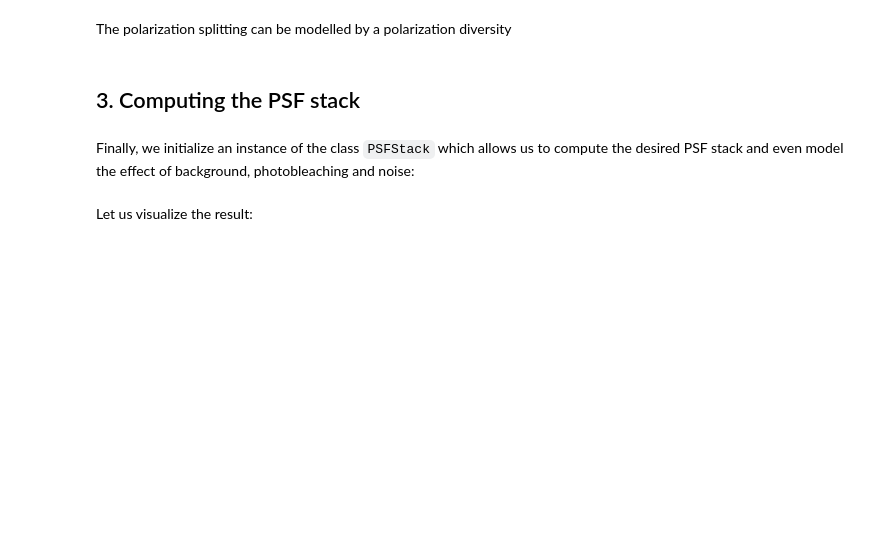
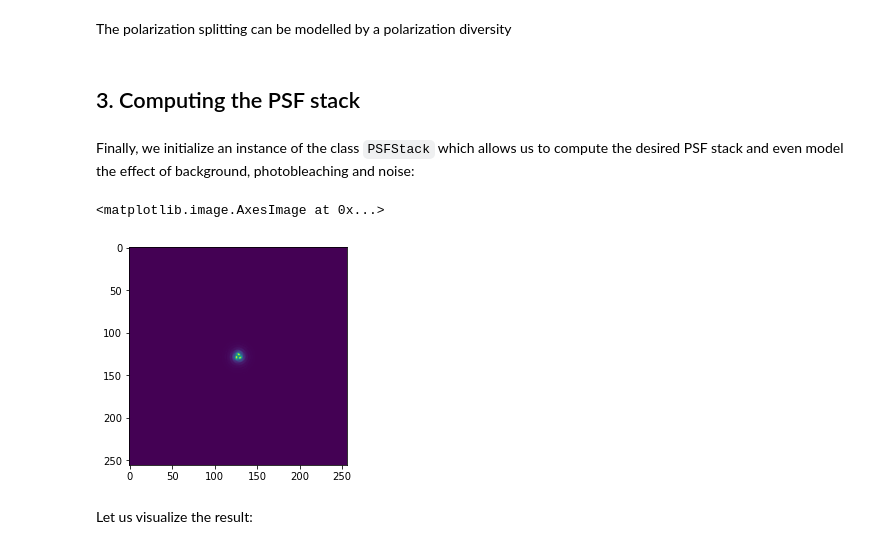
Before and after one commit to rodguti90/pyPSFstack, a Jupyter notebook: example_pyPSFstack.ipynb, the cells around one changed output. Drawn from its saved outputs; the diff is of its cells as text; code cells hidden in the pictures; blank space fills up the shorter version.

```diff
--- a/example_pyPSFstack.ipynb
+++ b/example_pyPSFstack.ipynb
@@ -84,2 +103,7 @@ psfs.compute_psf_stack(orientation=[0,0,0])
+# %%
+plt.imshow(np.abs(np.fft.fftshift(psfs_blurred.psf_stack[:,:,0,0], axes=(0,1))))
+# %% [output]
+<matplotlib.image.AxesImage at 0x...>
+[figure, added]
 # %% [markdown]
 Let us visualize the result:
```
Also changed, not shown: parts of 31 cells of this notebook, 1 other file.
